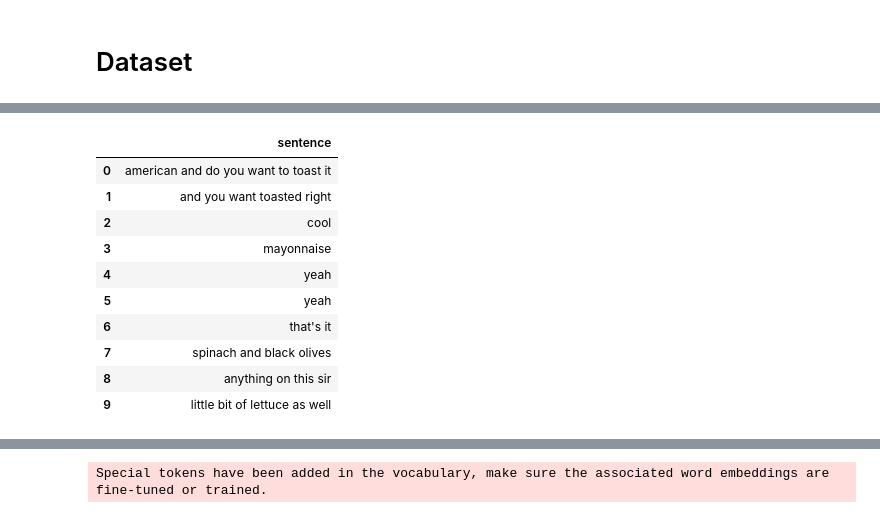
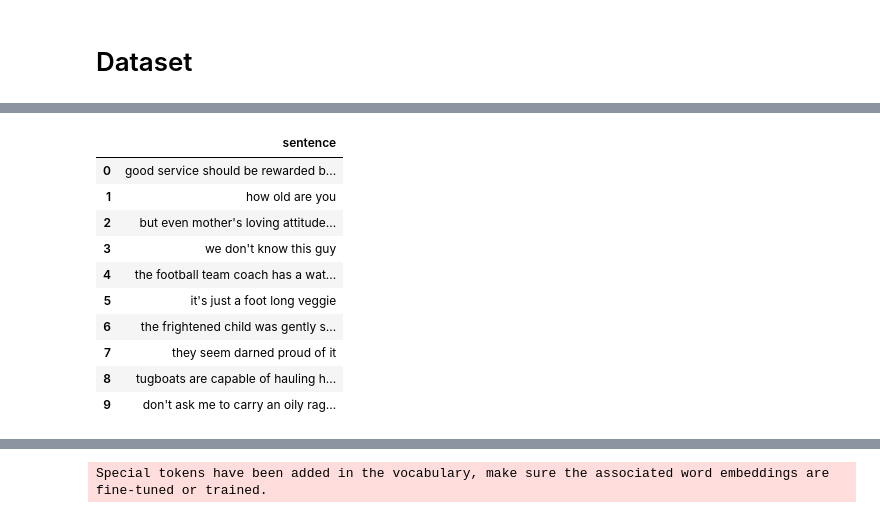
Before and after one commit to Losiyu/test, a Jupyter notebook: wav2vec_base_Millad_TIMIT.ipynb, the cells around one changed output, grey strips where cells are left out. Cells and saved outputs as stored; diff of their text form; code cells hidden in the pictures.

```diff
--- a/wav2vec_base_Millad_TIMIT.ipynb
+++ b/wav2vec_base_Millad_TIMIT.ipynb
@@ -53,0 +23,10 @@ Dataset({
+# %%
+millad = load_dataset("Siyong/speech_millad", use_auth_token=TOKEN)
+timit = load_dataset("Siyong/speech_timit", use_auth_token=TOKEN)
+train = datasets.concatenate_datasets([millad['train'], timit['train'], timit['test']])
+test = millad['test']
+data = datasets.DatasetDict({
+    "train": train,
+    "test": test
+})
+data
@@ -68,16 +64,16 @@ def show_random_elements(dataset, num_examples=10):
     df = pd.DataFrame(dataset[picks])
     display(HTML(df.to_html()))
 # %%
-show_random_elements(millad['train'].remove_columns(["audio"]), num_examples=10)
+show_random_elements(data['train'].remove_columns(["audio"]), num_examples=10)
 # %% [output]
 |  | sentence |
-| 0 | american and do you want to toast it |
-| 1 | and you want toasted right |
-| 2 | cool |
-| 3 | mayonnaise |
-| 4 | yeah |
-| 5 | yeah |
-| 6 | that's it |
-| 7 | spinach and black olives |
-| 8 | anything on this sir |
-| 9 | little bit of lettuce as well |
+| 0 | good service should be rewarded b... |
+| 1 | how old are you |
+| 2 | but even mother's loving attitude... |
+| 3 | we don't know this guy |
+| 4 | the football team coach has a wat... |
+| 5 | it's just a foot long veggie |
+| 6 | the frightened child was gently s... |
+| 7 | they seem darned proud of it |
+| 8 | tugboats are capable of hauling h... |
+| 9 | don't ask me to carry an oily rag... |
```
Also changed, not shown: parts of 25 cells of this notebook.
